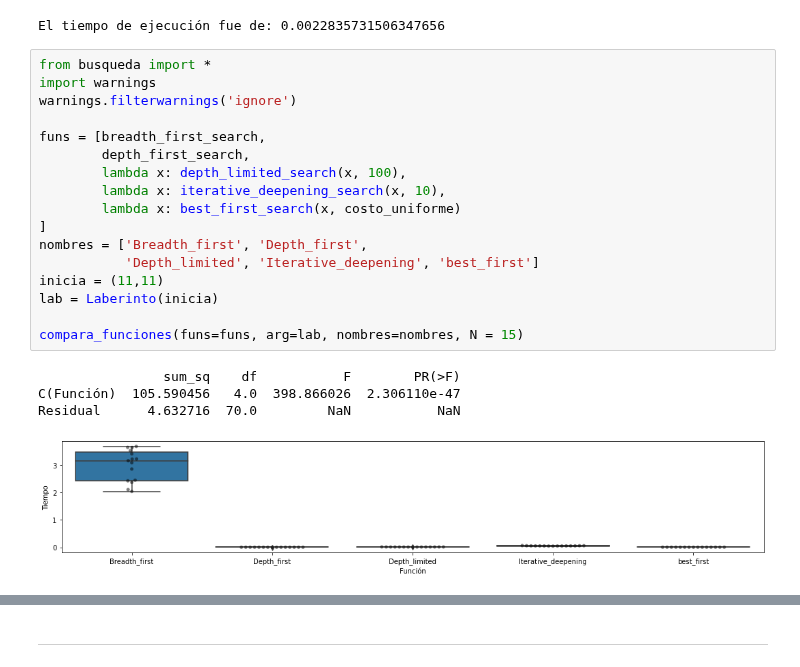
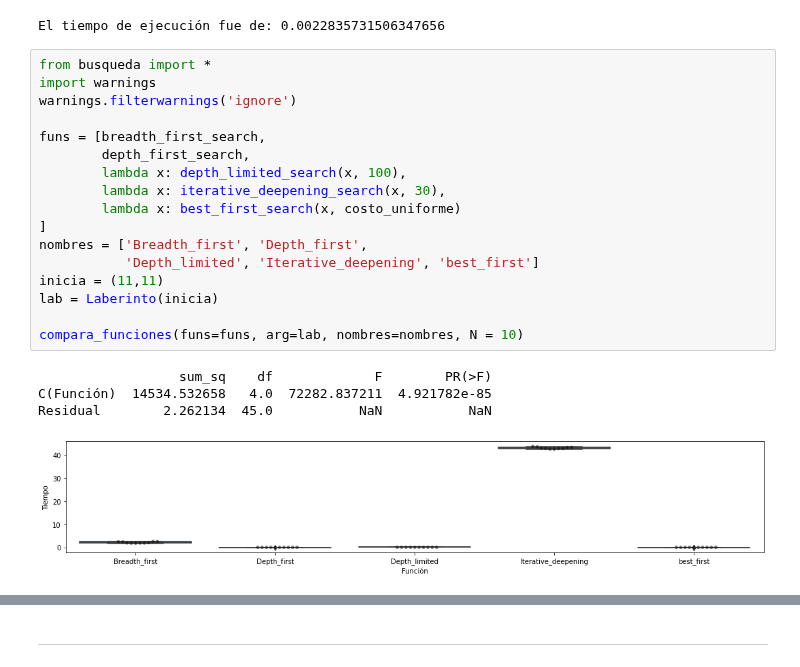
Before and after one commit to cgaravitoc/macc, a Jupyter notebook: AI/Notebook 3/nb3.ipynb, the cells around one changed output, grey strips where cells are left out. Saved outputs shown, nothing was run; the diff lists cells and outputs as text.

```diff
--- a/AI/Notebook 3/nb3.ipynb
+++ b/AI/Notebook 3/nb3.ipynb
@@ -853,22 +853,22 @@ El tiempo de ejecución fue de: 0.0022835731506347656
 # %%
 from busqueda import *
 import warnings
 warnings.filterwarnings('ignore')
 
 funs = [breadth_first_search,
         depth_first_search,
         lambda x: depth_limited_search(x, 100),
-        lambda x: iterative_deepening_search(x, 10),
+        lambda x: iterative_deepening_search(x, 30),
         lambda x: best_first_search(x, costo_uniforme)
 ]
 nombres = ['Breadth_first', 'Depth_first',
            'Depth_limited', 'Iterative_deepening', 'best_first']
 inicia = (11,11)
 lab = Laberinto(inicia)
 
-compara_funciones(funs=funs, arg=lab, nombres=nombres, N = 15)
+compara_funciones(funs=funs, arg=lab, nombres=nombres, N = 10)
 # %% [output]
-                sum_sq    df           F        PR(>F)
-C(Función)  105.590456   4.0  398.866026  2.306110e-47
-Residual      4.632716  70.0         NaN           NaN
+                  sum_sq    df             F        PR(>F)
+C(Función)  14534.532658   4.0  72282.837211  4.921782e-85
+Residual        2.262134  45.0           NaN           NaN
-[figure, old version]
+[figure, new version]
```
Also changed, not shown: parts of 8 cells of this notebook.
